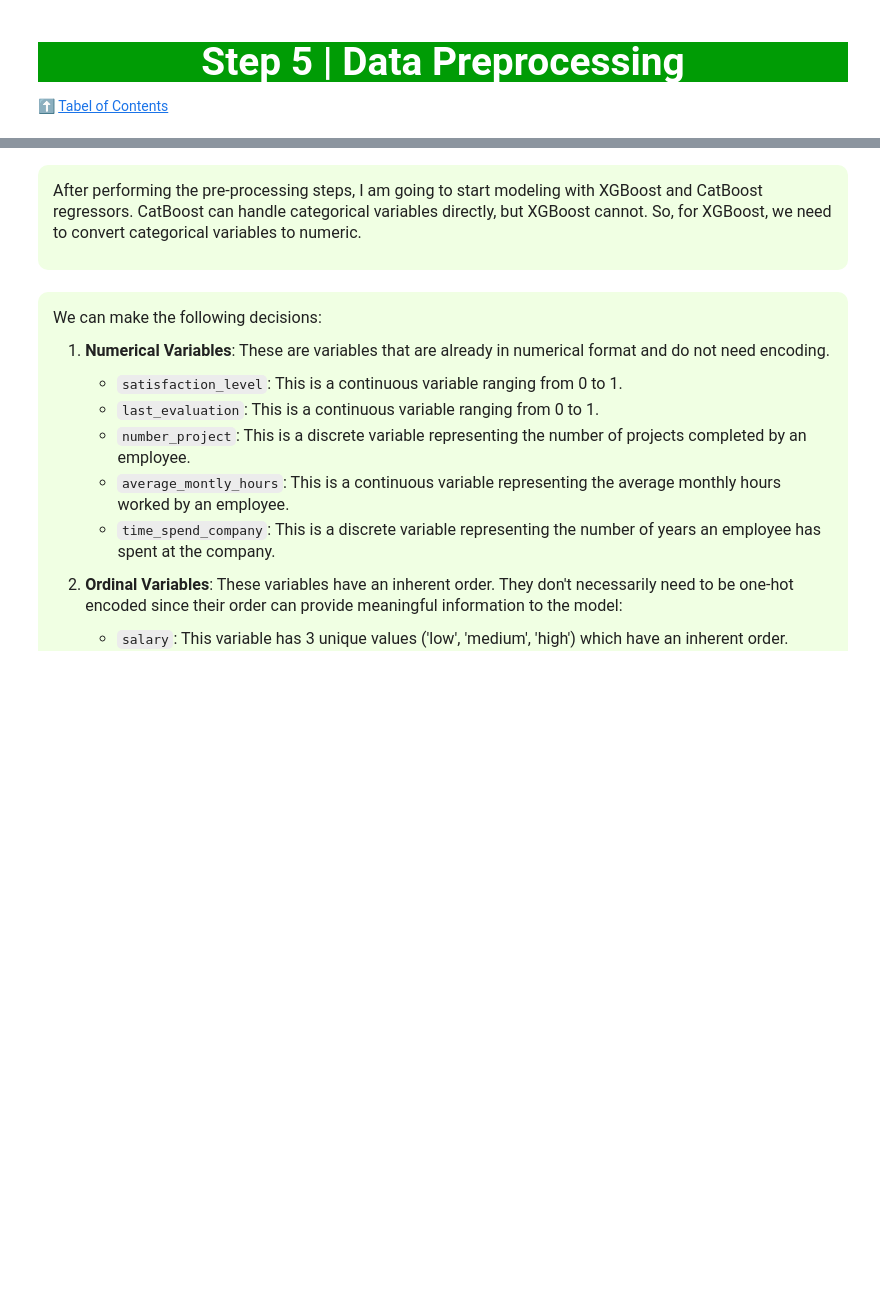
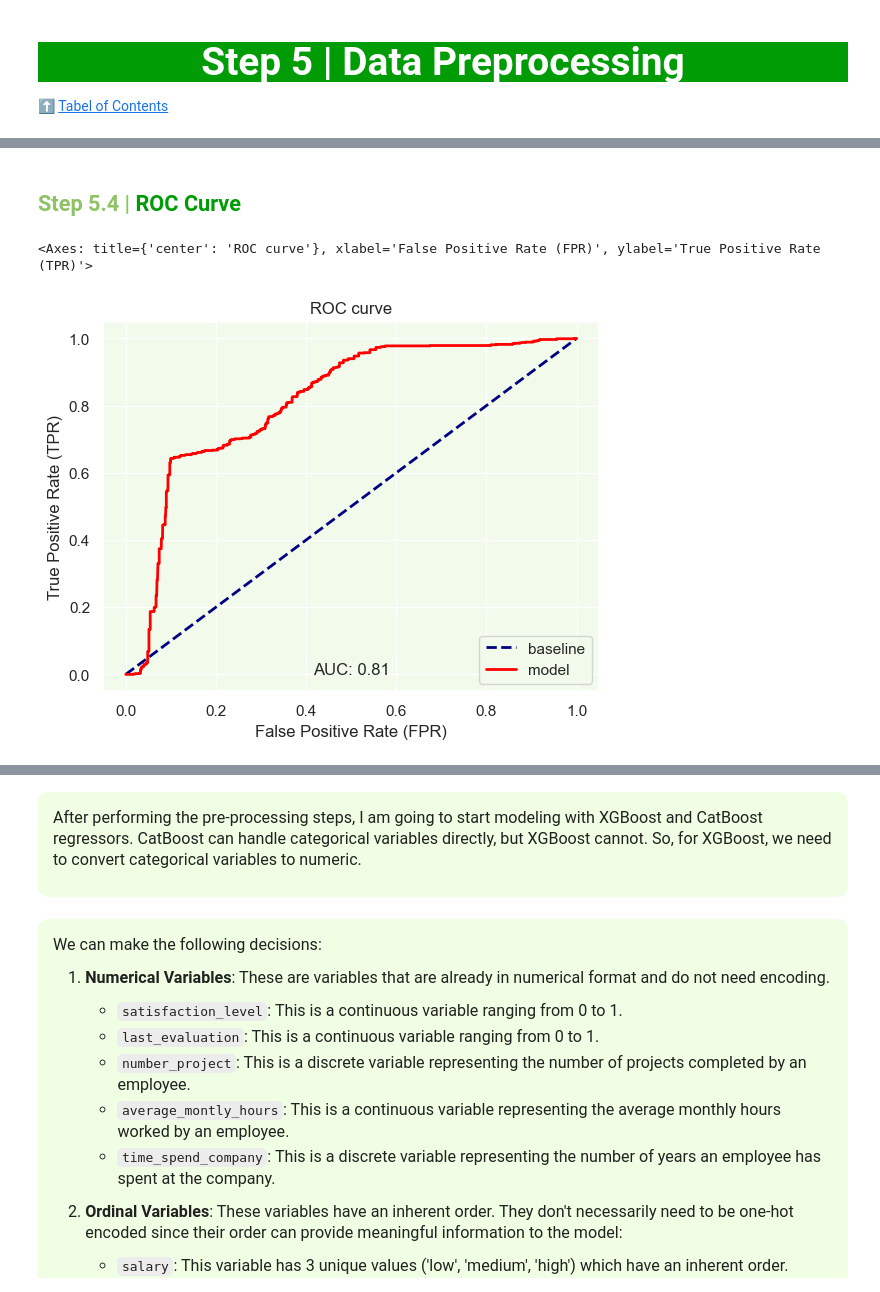
Before and after one commit to plozano0/Hands-On-Data-Analysis-with-Pandas-2nd-Edition, a Jupyter notebook: Lozano_P_Final_Project.ipynb, the cells around one changed output, grey strips where cells are left out. Drawn from its saved outputs; the diff is of its cells as text; code cells hidden in the pictures; blank space fills up the shorter version.

Commit message:
Added up through Week 10 lessons to Final Project

```diff
--- a/Lozano_P_Final_Project.ipynb
+++ b/Lozano_P_Final_Project.ipynb
@@ -672 +606,6 @@ plt.show()
+# %%
+# Convert binary features back to int
+df_log_zscore['Work_accident'] = df_log_zscore['Work_accident'].astype(int)
+df_log_zscore['promotion_last_5years'] = df_log_zscore['promotion_last_5years'].astype(int)
+df_log_zscore['left'] = df_log_zscore['left'].astype(int)
 # %% [markdown]
@@ -679,0 +616,6 @@ Our dataset has no missing values, eliminating the need for imputation or remova
+# %%
+prep_data = df_log_zscore[['satisfaction_level', 'last_evaluation', 'number_project', 'average_montly_hours','time_spend_company','Work_accident','promotion_last_5years', 'left']]
+
+# Separate features (X) and target variable (y)
+X = prep_data.drop(['left', 'last_evaluation','average_montly_hours'], axis=1)
+y = prep_data['left']
@@ -679,0 +631,7 @@ Our dataset has no missing values, eliminating the need for imputation or remova
+# %%
+X_train, X_test, y_train, y_test = train_test_split(
+    X, y, test_size=0.25, random_state=0, stratify=y
+)
+
+lm = LogisticRegression(random_state=0).fit(X_train, y_train)
+lm.score(X_test, y_test)
@@ -679,0 +671,10 @@ Our dataset has no missing values, eliminating the need for imputation or remova
+# %% [markdown]
+<a id="missing"></a>
+## <b><span style='color:#8fc265'>Step 5.4 |</span><span style='color:#009c05'> ROC Curve</span></b>
+# %%
+from ml_utils.classification import plot_roc
+
+plot_roc(y_test, lm.predict_proba(X_test)[:,1])
+# %% [output]
+<Axes: title={'center': 'ROC curve'}, xlabel='False Positive Rate (FPR)', ylabel='True Positive Rate (TPR)'>
+[figure, added]
```
Also changed, not shown: parts of 40 cells of this notebook.
